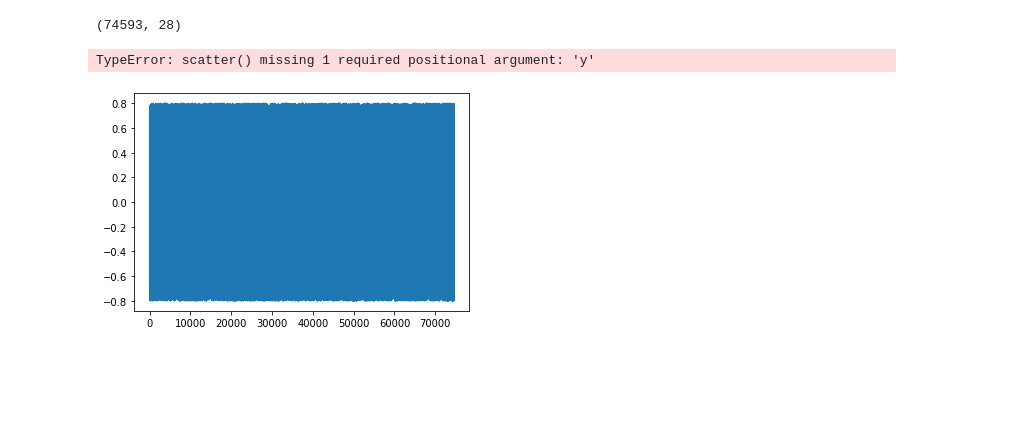
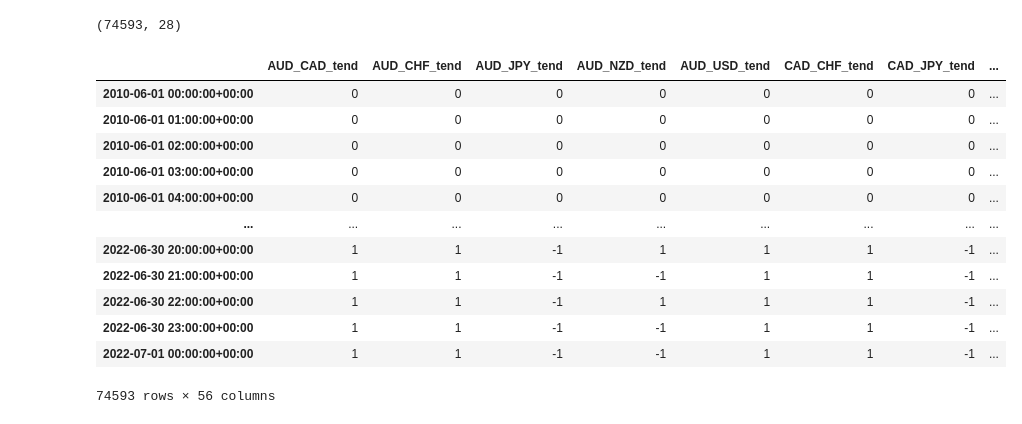
Before and after one commit to alexcolls/rex-ai, a Jupyter notebook: notebooks/marti/risk_management.ipynb, the cells around one changed output. Drawn from its saved outputs; the diff is of its cells as text; code cells hidden in the pictures; blank space fills up the shorter version.

```diff
--- a/notebooks/marti/risk_management.ipynb
+++ b/notebooks/marti/risk_management.ipynb
@@ -32,14 +32,16 @@ SYMBOLS = [ 'AUD_CAD', 'AUD_CHF', 'AUD_JPY', 'AUD_NZD', 'AUD_USD',
 def mean_prediction(df, rate=24):
     data = pd.DataFrame([])
     for sym in SYMBOLS:
-        data[f'{sym}_pred_mean'] = df[sym].rolling(rate).mean()
+        data[f'{sym}_tend'] = df[sym].rolling(rate).mean()
+    data.index = df.index
     return data
 # %%
 def random_prediction(df):
     data = pd.DataFrame([])
 
     for sym in SYMBOLS:
-        data[f'{sym}_pred_random']=pd.DataFrame(np.random.uniform(low=-0.8,high=0.8,size=(df.shape[0],1)))
+        data[f'{sym}_pred_vol']=pd.DataFrame(np.random.uniform(low=-0.8,high=0.8,size=(df.shape[0],1)))
+    data.index = df.index
     return data
 # %%
 one = random_prediction(df)
@@ -77,9 +64,21 @@ display(one.shape, two.shape)
 # %% [output]
 (74593, 28)
 (74593, 28)
-# %%
-plt.plot(one["AUD_CAD_pred_random"])
-plt.plot(two["AUD_CAD_pred_mean"])
-# %% [output]
-TypeError: scatter() missing 1 required positional argument: 'y'
-[figure, removed]
+# %%
+df = two.join(one)
+# %%
+df
+# %% [output]
+|  | AUD_CAD_tend | AUD_CHF_tend | AUD_JPY_tend | AUD_NZD_tend | AUD_USD_tend | CAD_CHF_tend | CAD_JPY_tend | ... |
+| 2010-06-01 00:00:00+00:00 | 0 | 0 | 0 | 0 | 0 | 0 | 0 | ... |
+| 2010-06-01 01:00:00+00:00 | 0 | 0 | 0 | 0 | 0 | 0 | 0 | ... |
+| 2010-06-01 02:00:00+00:00 | 0 | 0 | 0 | 0 | 0 | 0 | 0 | ... |
+| 2010-06-01 03:00:00+00:00 | 0 | 0 | 0 | 0 | 0 | 0 | 0 | ... |
+| 2010-06-01 04:00:00+00:00 | 0 | 0 | 0 | 0 | 0 | 0 | 0 | ... |
+| ... | ... | ... | ... | ... | ... | ... | ... | ... |
+| 2022-06-30 20:00:00+00:00 | 1 | 1 | -1 | 1 | 1 | 1 | -1 | ... |
+| 2022-06-30 21:00:00+00:00 | 1 | 1 | -1 | -1 | 1 | 1 | -1 | ... |
+| 2022-06-30 22:00:00+00:00 | 1 | 1 | -1 | 1 | 1 | 1 | -1 | ... |
+| 2022-06-30 23:00:00+00:00 | 1 | 1 | -1 | -1 | 1 | 1 | -1 | ... |
+| 2022-07-01 00:00:00+00:00 | 1 | 1 | -1 | -1 | 1 | 1 | -1 | ... |
+74593 rows × 56 columns
```
Also changed, not shown: parts of 5 cells of this notebook.
